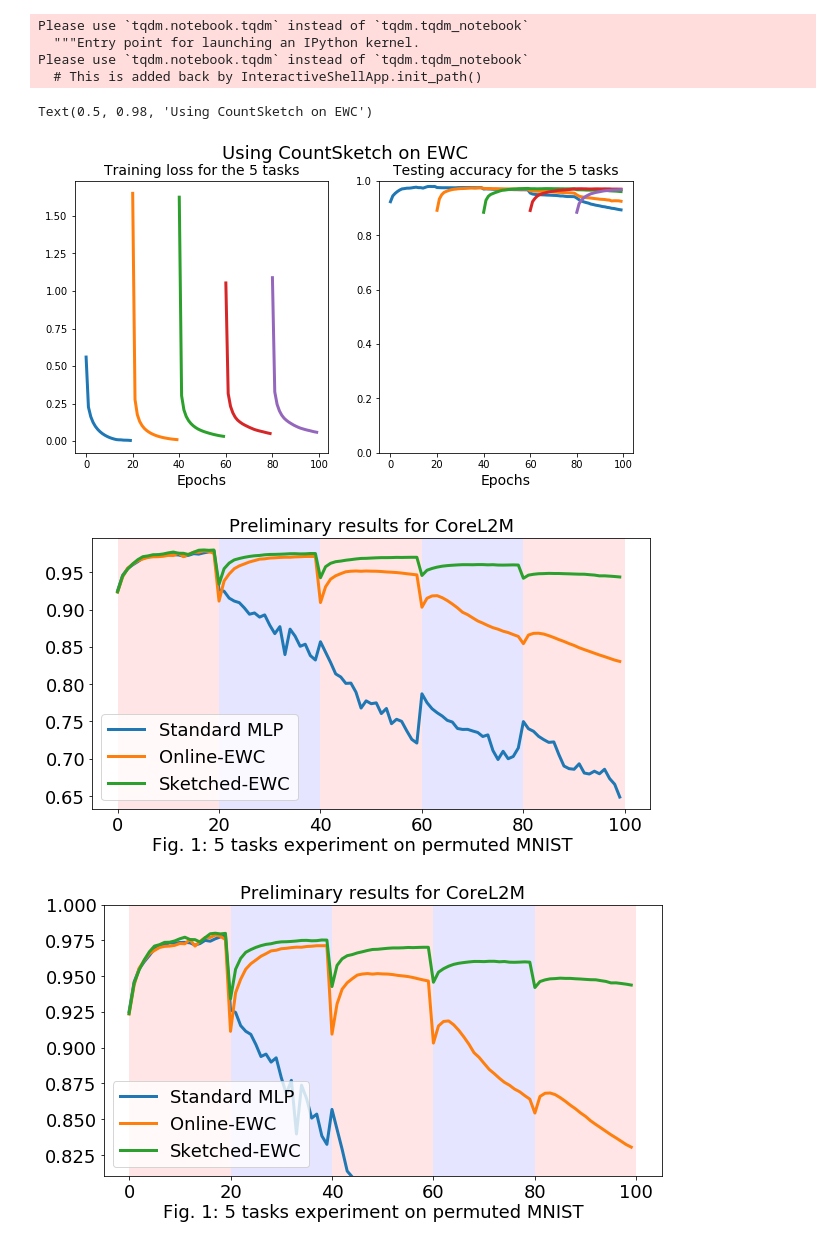
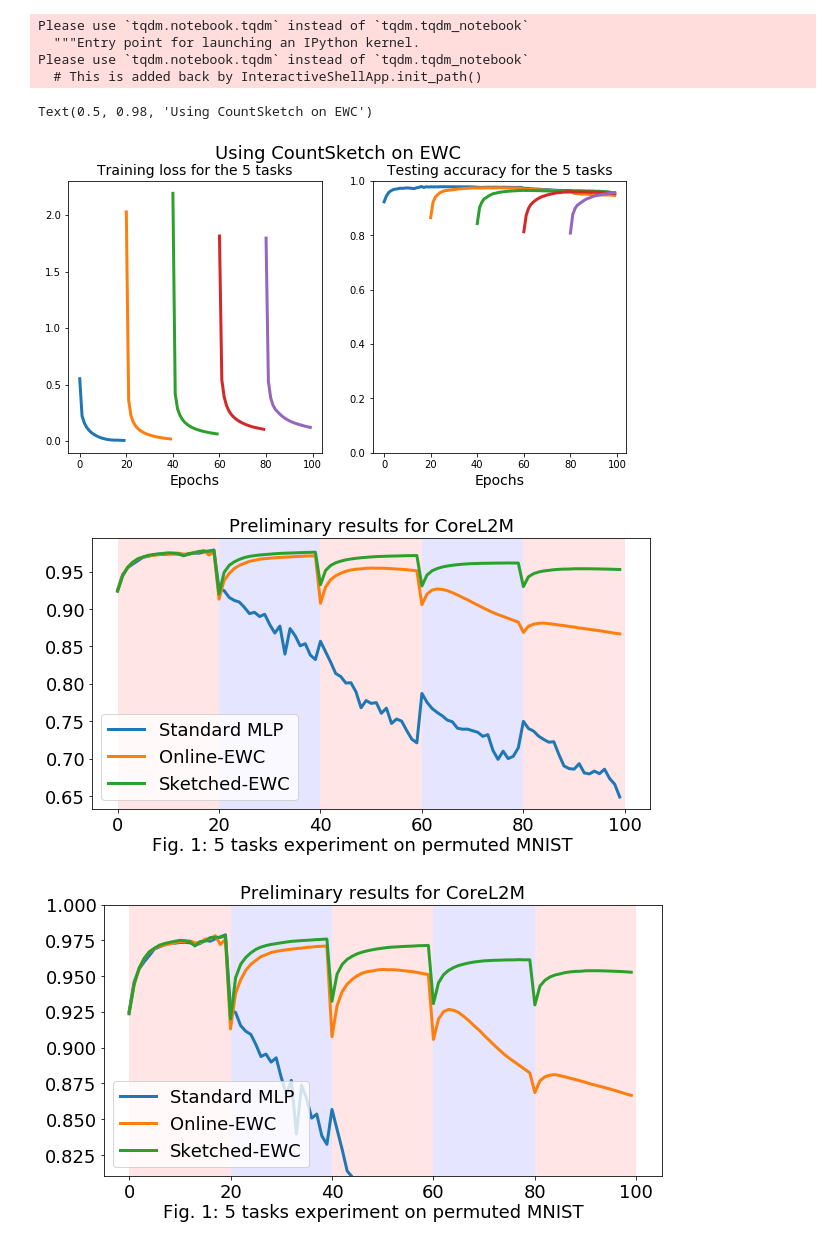
Before and after one commit to lihr04/corel2m, a Jupyter notebook: compare_sketch_ewc.ipynb, the cells around one changed output. Saved outputs shown, nothing was run; the diff lists cells and outputs as text; code cells hidden in the pictures.

```diff
--- a/compare_sketch_ewc.ipynb
+++ b/compare_sketch_ewc.ipynb
@@ -108,9 +108,9 @@ Text(0.5, 0.98, 'Catastrophic forgetting')
 # %% [markdown]
 ## Next we perform EWC
 # %%
-ewc_iteration = 1
-loss_ewc_list = []
-acc_ewc_list = []
+ewc_iteration = 2
+# loss_ewc_list = []
+# acc_ewc_list = []
 # %%
 for i in tqdm_notebook(range(ewc_iteration)):
     ## define a MLP model
@@ -145,7 +145,7 @@ Please use `tqdm.notebook.tqdm` instead of `tqdm.tqdm_notebook`
 Please use `tqdm.notebook.tqdm` instead of `tqdm.tqdm_notebook`
   if __name__ == '__main__':
 # %%
-i=0
+i=2
 loss_ewc = loss_ewc_list[i]
 acc_ewc = acc_ewc_list[i]
 fig, ax=plt.subplots(1,2,figsize=(10,5))
@@ -165,11 +165,11 @@ Text(0.5, 0.98, 'Using EWC Regularizer')
 # %% [markdown]
 ## Next we perform CountSketch (on EWC)
 # %%
-sketch_ewc_iteration = 2
-sketch_ewc_importance_list = [3e+3, 1e+4]
-n_bucket_list = [50, 50]
-# loss_sketch_ewc_list = []
-# acc_sketch_ewc_list = []
+sketch_ewc_iteration = 4
+sketch_ewc_importance_list = [3e+4, 3e+4, 3e+4, 3e+4]
+n_bucket_list = [50, 50, 50, 50]
+loss_sketch_ewc_list = [loss_sketch_ewc_list[4]]
+acc_sketch_ewc_list = [acc_sketch_ewc_list[4]]
 # %%
 for i in tqdm_notebook(range(sketch_ewc_iteration)):
     sketch_ewc_importance = sketch_ewc_importance_list[i]
@@ -204,23 +204,23 @@ Please use `tqdm.notebook.tqdm` instead of `tqdm.tqdm_notebook`
 Please use `tqdm.notebook.tqdm` instead of `tqdm.tqdm_notebook`
   # This is added back by InteractiveShellApp.init_path()
 # %%
-i=3
+i=0
 loss_sketch_ewc = loss_sketch_ewc_list[i]
 acc_sketch_ewc = acc_sketch_ewc_list[i]
 fig, ax=plt.subplots(1,2,figsize=(10,5))
 for t, v in loss_sketch_ewc.items():
     ax[0].plot(list(range(t * epochs, (t + 1) * epochs)), v,linewidth=3)
 ax[0].set_xlabel('Epochs',fontsize=14)
 ax[0].set_title('Training loss for the %d tasks'%(num_task),fontsize=14)
 for t, v in acc_sketch_ewc.items():
     ax[1].plot(list(range(t * epochs, num_task * epochs)), v,linewidth=3)
 ax[1].set_ylim(0, 1)
 ax[1].set_xlabel('Epochs',fontsize=14)
 ax[1].set_title('Testing accuracy for the %d tasks'%(num_task),fontsize=14)
 fig.suptitle('Using CountSketch on EWC',fontsize=18)
 # %% [output]
 Text(0.5, 0.98, 'Using CountSketch on EWC')
-[figure, old version]
+[figure, new version]
 # %%
 def get_mean_acc_on_iterations(acc_list):
     acc = {}
@@ -262,7 +262,7 @@ plt.title('Preliminary results for CoreL2M',fontsize=18)
 plt.figtext(0.5, 0.01, 'Fig. 1: %d tasks experiment on permuted MNIST'%(num_task), wrap=True, horizontalalignment='center', fontsize=18)
 plt.show()
 # %% [output]
-[figure, old version]
+[figure, new version]
 # %%
 plt.figure(figsize=(10,5))
 for t in range(num_task):
@@ -284,7 +284,7 @@ plt.title('Preliminary results for CoreL2M',fontsize=18)
 plt.figtext(0.5, 0.01, 'Fig. 1: %d tasks experiment on permuted MNIST'%(num_task), wrap=True, horizontalalignment='center', fontsize=18)
 plt.show()
 # %% [output]
-[figure, old version]
+[figure, new version]
 # %%
 import pickle
 iteration=0
```
Also changed, not shown: parts of 1 cell of this notebook, 4 other files.
